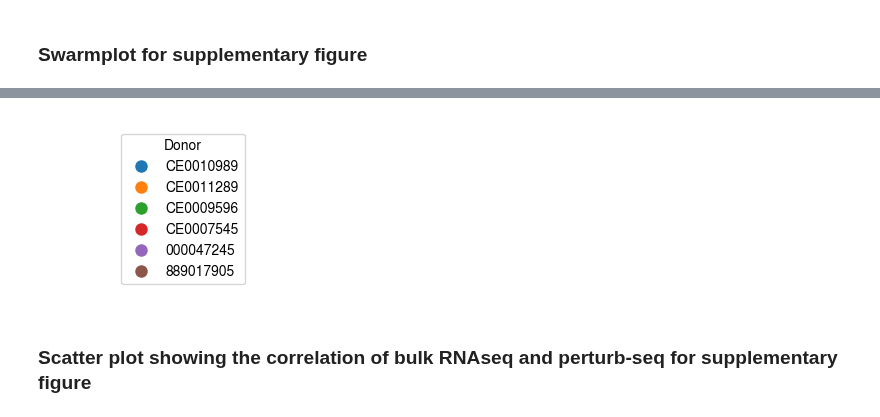
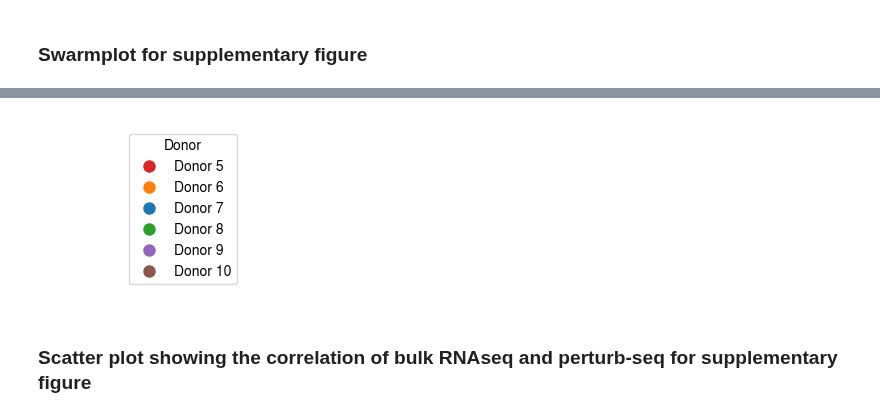
Before and after one commit to emdann/GWT_perturbseq_analysis_2025, a Jupyter notebook: src/5_cytokine_regulators/cytokine_followup_regulator.ipynb, the cells around one changed output, grey strips where cells are left out. Drawn from its saved outputs; the diff is of its cells as text; code cells hidden in the pictures.

```diff
--- a/src/5_cytokine_regulators/cytokine_followup_regulator.ipynb
+++ b/src/5_cytokine_regulators/cytokine_followup_regulator.ipynb
@@ -883,12 +931,12 @@ from matplotlib.lines import Line2D
 # We'll use the default 'tab10' palette colors that typically correspond to the first four categories.
 # If your original plot used a custom palette, you must replace these hex codes.
 donor_colors = {
-    'CE0010989': '#1f77b4', # Default blue
-    'CE0011289': '#ff7f0e', # Default orange
-    'CE0009596': '#2ca02c', # Default green
-    'CE0007545': '#d62728',  # Default red
-    '000047245': '#9467bd', # Default purple
-    '889017905': '#8c564b',  # Default brown
+    'Donor 5': '#d62728',  # Default red
+    'Donor 6': '#ff7f0e', # Default orange
+    'Donor 7': '#1f77b4', # Default blue
+    'Donor 8': '#2ca02c', # Default green
+    'Donor 9': '#9467bd', # Default purple
+    'Donor 10': '#8c564b',  # Default brown
 }
 
 # Get the labels and colors for the legend
@@ -897,34 +945,34 @@ colors = list(donor_colors.values())
 
 # Create a new figure just for the legend
 plt.figure(figsize=(3, 2))
 ax_legend = plt.gca()
 
 # Manually create Line2D artists for the legend.
 # Since the original plot used a swarmplot (scatter-like), we use markers.
 legend_elements = [
     Line2D([0], [0], marker='o', color='w', label=label,
            markerfacecolor=color, markersize=10)
     for label, color in zip(labels, colors)
 ]
 
 # Add the legend to the new axes
 legend = ax_legend.legend(handles=legend_elements,
                           title='Donor',
                           loc='center',
                           frameon=True)
 
 # Remove the axes lines, ticks, and labels to make it a "standalone" legend
 ax_legend.axis('off')
 
 # Increase the font size of the legend title and labels for better visibility
 plt.setp(legend.get_title(), fontsize='10') # Adjust title font size
 plt.setp(legend.get_texts(), fontsize='10') # Adjust label font size
 
 plt.tight_layout()
 plt.savefig('./results/validation_swarmplot_standalone_legend.pdf', dpi=600, bbox_inches='tight', pad_inches=0)
 plt.show()
 # %% [output]
-[figure, old version]
+[figure, new version]
 # %% [markdown]
 ### Scatter plot showing the correlation of bulk RNAseq and perturb-seq for supplementary figure
 # %%
```
Also changed, not shown: parts of 10 cells of this notebook.
